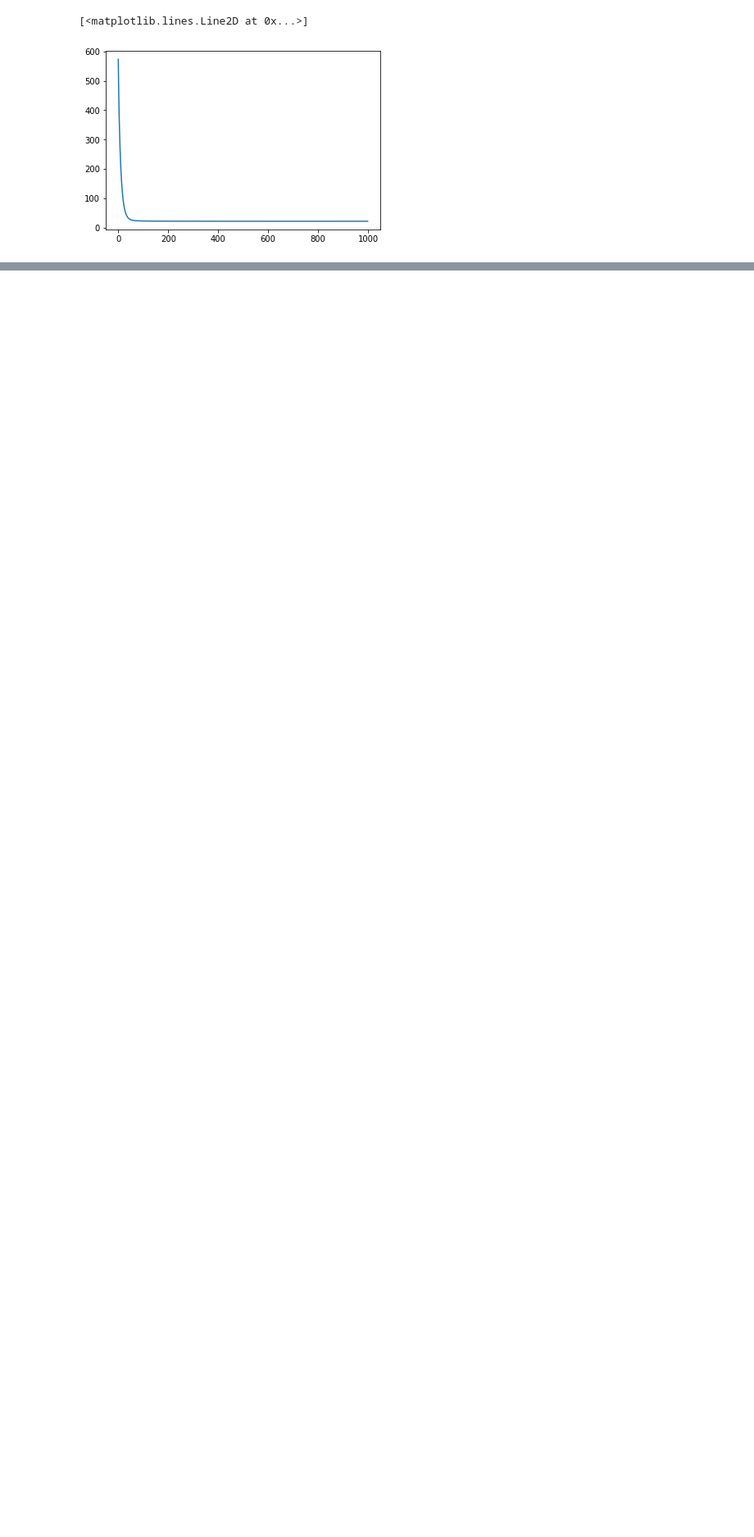
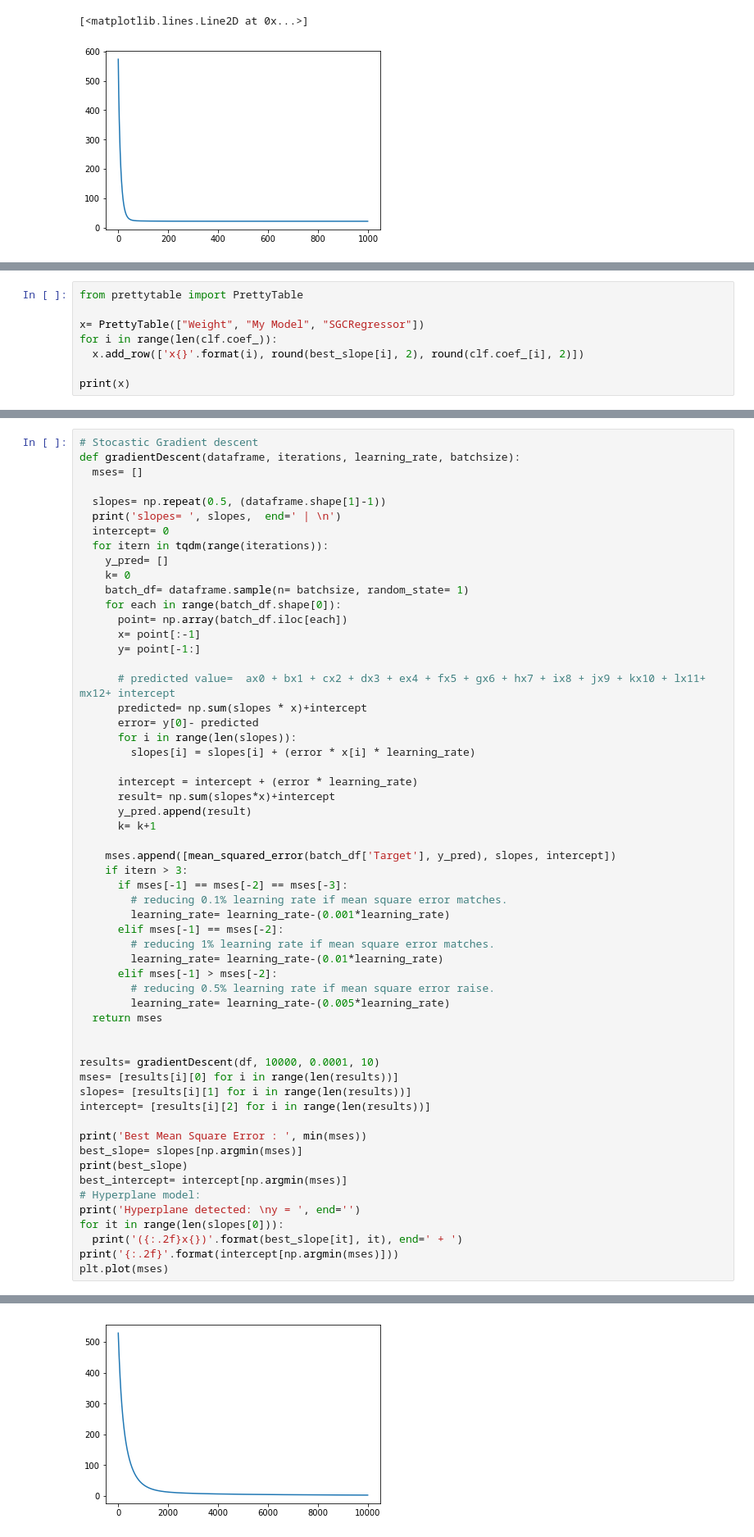
Before and after one commit to data-science-and-machine-learning/gradient-descent, a Jupyter notebook: 06_Implement_SGD.ipynb, the cells around one changed output, grey strips where cells are left out. Shown at 82% size. Drawn from its saved outputs; the diff is of its cells as text; blank space fills up the shorter version.

Commit message:
added code for stochastic gradient descent

```diff
--- a/06_Implement_SGD.ipynb
+++ b/06_Implement_SGD.ipynb
@@ -169,0 +168,8 @@ from prettytable import prettytable
+# %%
+from prettytable import PrettyTable
+
+x= PrettyTable(["Weight", "My Model", "SGCRegressor"])
+for i in range(len(clf.coef_)):
+  x.add_row(['x{}'.format(i), round(best_slope[i], 2), round(clf.coef_[i], 2)])
+
+print(x)
@@ -169,0 +200,58 @@ from prettytable import prettytable
+# %%
+# Stocastic Gradient descent
+def gradientDescent(dataframe, iterations, learning_rate, batchsize):
+  mses= []
+
+  slopes= np.repeat(0.5, (dataframe.shape[1]-1))
+  print('slopes= ', slopes,  end=' | \n')
+  intercept= 0
+  for itern in tqdm(range(iterations)):
+    y_pred= []
+    k= 0
+    batch_df= dataframe.sample(n= batchsize, random_state= 1)
+    for each in range(batch_df.shape[0]):
+      point= np.array(batch_df.iloc[each])
+      x= point[:-1]
+      y= point[-1:]
+
+      # predicted value=  ax0 + bx1 + cx2 + dx3 + ex4 + fx5 + gx6 + hx7 + ix8 + jx9 + kx10 + lx11+ mx12+ intercept
+      predicted= np.sum(slopes * x)+intercept
+      error= y[0]- predicted
+      for i in range(len(slopes)):
+        slopes[i] = slopes[i] + (error * x[i] * learning_rate)
+
+      intercept = intercept + (error * learning_rate)
+      result= np.sum(slopes*x)+intercept
+      y_pred.append(result)
+      k= k+1
+
+    mses.append([mean_squared_error(batch_df['Target'], y_pred), slopes, intercept])
+    if itern > 3:
+      if mses[-1] == mses[-2] == mses[-3]:
+        # reducing 0.1% learning rate if mean square error matches.
+        learning_rate= learning_rate-(0.001*learning_rate)
+      elif mses[-1] == mses[-2]:
+        # reducing 1% learning rate if mean square error matches.
+        learning_rate= learning_rate-(0.01*learning_rate)
+      elif mses[-1] > mses[-2]:
+        # reducing 0.5% learning rate if mean square error raise.
+        learning_rate= learning_rate-(0.005*learning_rate)
+  return mses
+
+
+results= gradientDescent(df, 10000, 0.0001, 10)
+mses= [results[i][0] for i in range(len(results))]
+slopes= [results[i][1] for i in range(len(results))]
+intercept= [results[i][2] for i in range(len(results))]
+
+print('Best Mean Square Error : ', min(mses))
+best_slope= slopes[np.argmin(mses)]
+print(best_slope)
+best_intercept= intercept[np.argmin(mses)]
+# Hyperplane model:
+print('Hyperplane detected: \ny = ', end='')
+for it in range(len(slopes[0])):
+  print('({:.2f}x{})'.format(best_slope[it], it), end=' + ')
+print('{:.2f}'.format(intercept[np.argmin(mses)]))
+plt.plot(mses)
+# %% [output]
@@ -169,0 +267 @@ from prettytable import prettytable
+[figure, added]
```
Also changed, not shown: parts of 6 cells of this notebook.
